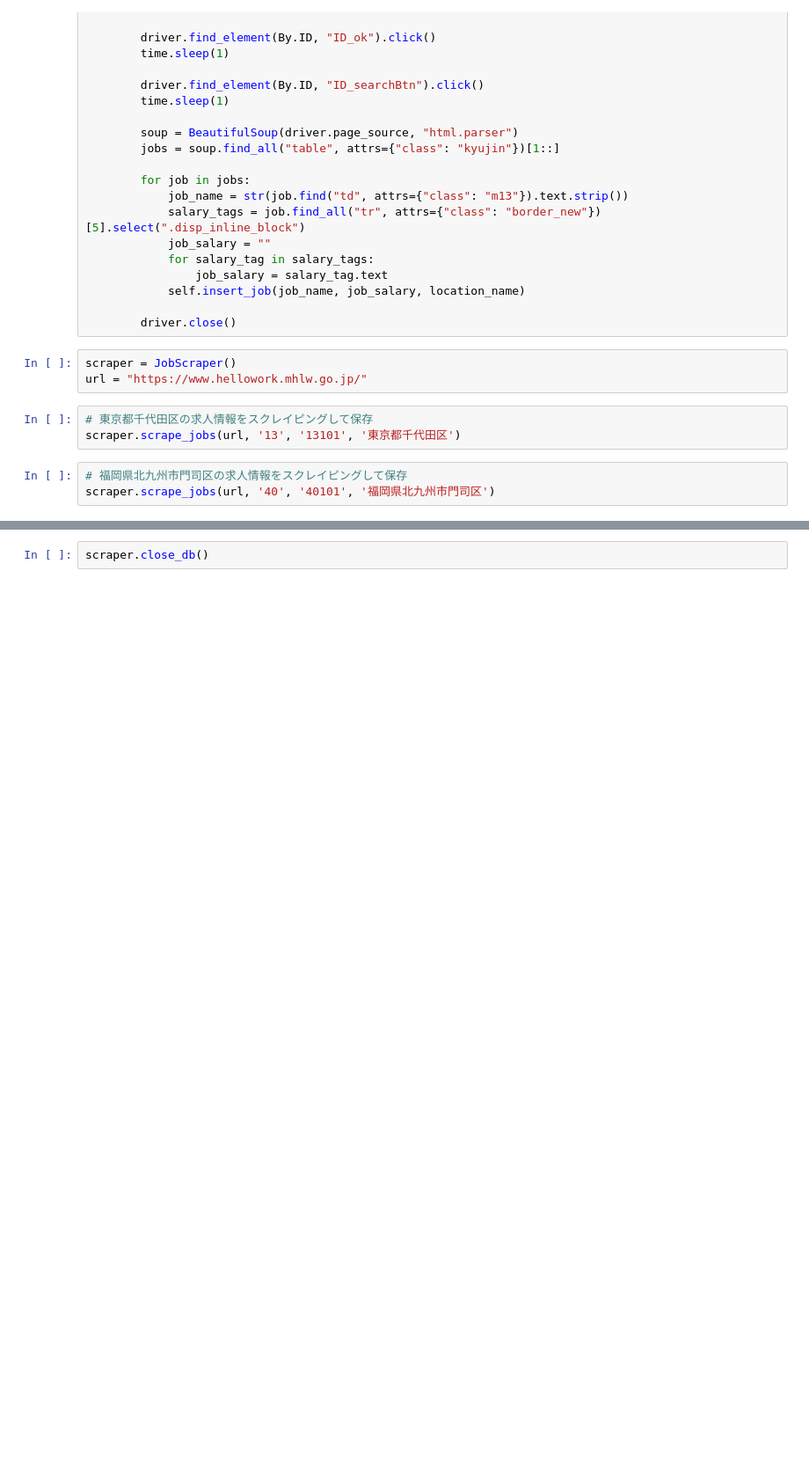
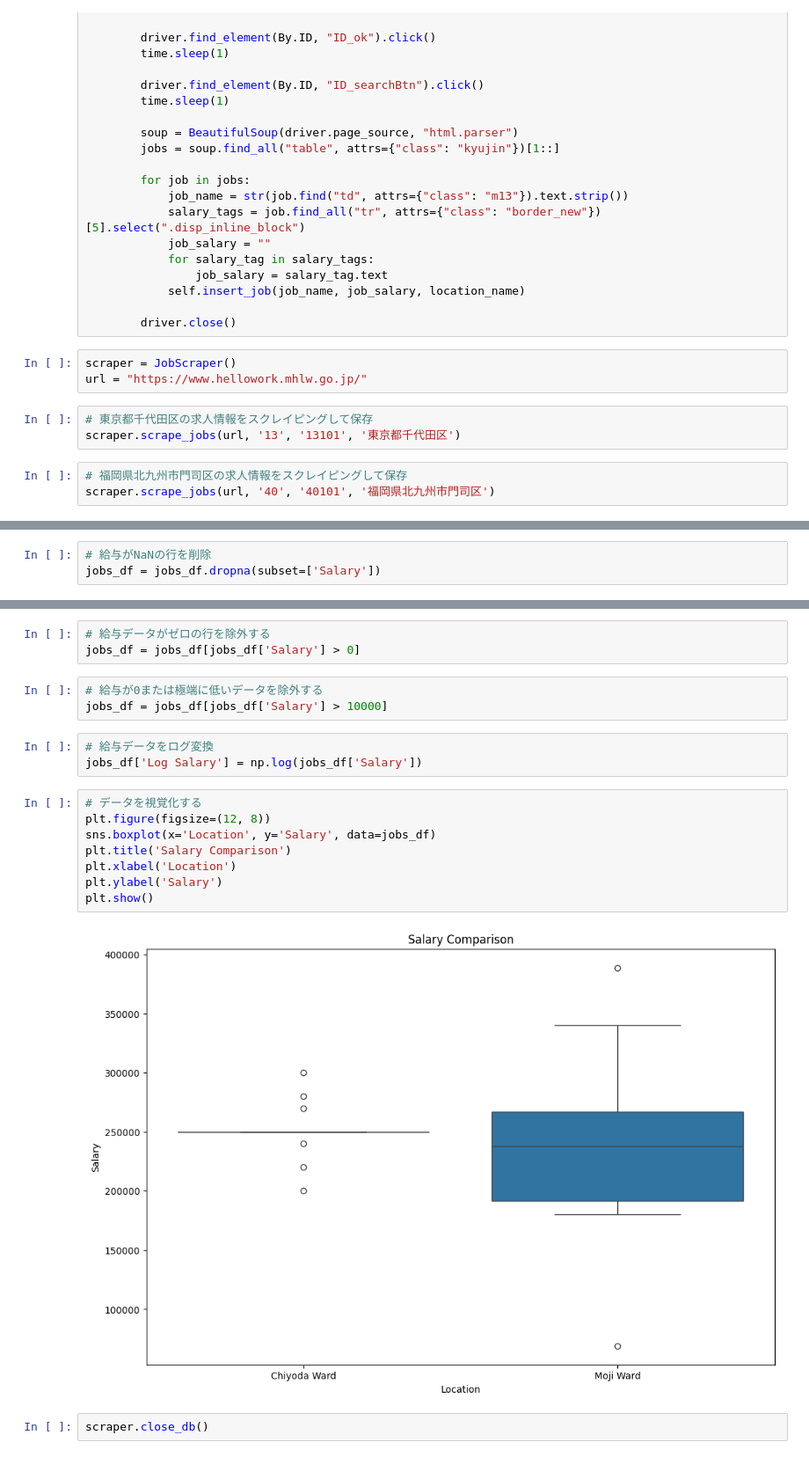
Before and after one commit to okatoko/DSPE-FINAL2, a Jupyter notebook: DSprog.ipynb, the cells around one changed output, grey strips where cells are left out. Shown: that part at 88% size. Cells and saved outputs as stored; diff of their text form; blank space fills up the shorter version.

```diff
--- a/DSprog.ipynb
+++ b/DSprog.ipynb
@@ -140,0 +225,3 @@ for job in jobs:
+# %%
+# 給与がNaNの行を削除
+jobs_df = jobs_df.dropna(subset=['Salary'])
@@ -141,2 +238,21 @@ for job in jobs:
+# %%
+# 給与データがゼロの行を除外する
+jobs_df = jobs_df[jobs_df['Salary'] > 0]
+# %%
+# 給与が0または極端に低いデータを除外する
+jobs_df = jobs_df[jobs_df['Salary'] > 10000]
+# %%
+# 給与データをログ変換
+jobs_df['Log Salary'] = np.log(jobs_df['Salary'])
+# %%
+# データを視覚化する
+plt.figure(figsize=(12, 8))
+sns.boxplot(x='Location', y='Salary', data=jobs_df)
+plt.title('Salary Comparison')
+plt.xlabel('Location')
+plt.ylabel('Salary')
+plt.show()
+# %% [output]
+[figure, added]
 # %%
 scraper.close_db()
```
Also changed, not shown: parts of 8 cells of this notebook, 1 other file.
